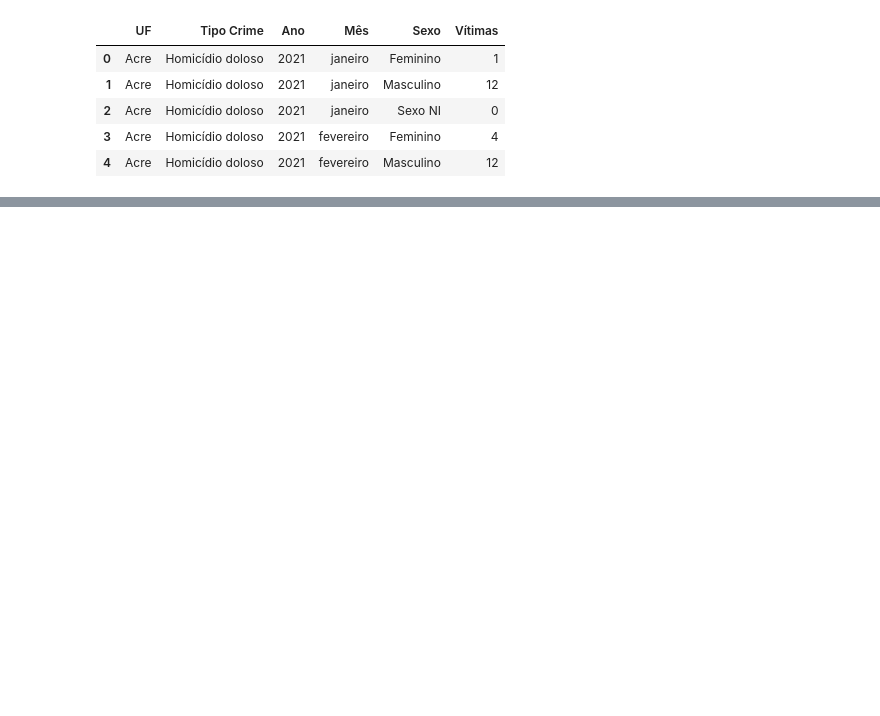
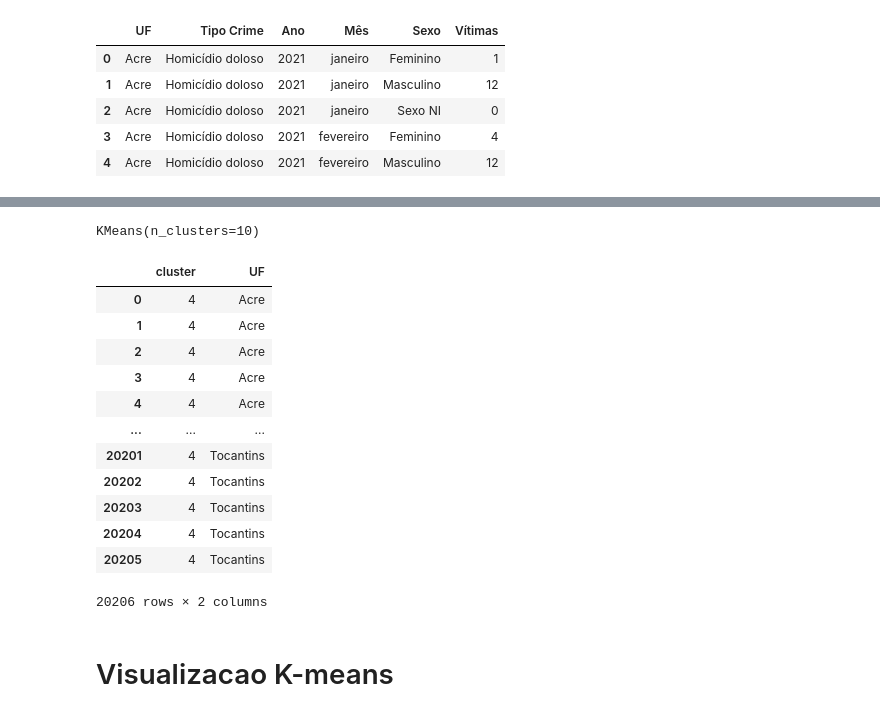
Before and after one commit to FranciscoJSSantos/Analise_dos_dados_criminais_brasil, a Jupyter notebook: Analise_dos_dados_criminais_brasil.ipynb, the cells around one changed output, grey strips where cells are left out. Cells and saved outputs as stored; diff of their text form; code cells hidden in the pictures; blank space fills up the shorter version.

Commit message:
Começo da implementação de um cluster

```diff
--- a/Analise_dos_dados_criminais_brasil.ipynb
+++ b/Analise_dos_dados_criminais_brasil.ipynb
@@ -38,7 +45,3 @@ data_ocorrenciasVitima.head(5)
 | 2 | Acre | Homicídio doloso | 2021 | janeiro | Sexo NI | 0 |
 | 3 | Acre | Homicídio doloso | 2021 | fevereiro | Feminino | 4 |
 | 4 | Acre | Homicídio doloso | 2021 | fevereiro | Masculino | 12 |
-# %%
-##juntando as duas bases
-data_ocorrenciasOcorrencia['UF'] = data_ocorrenciasVitima['UF']
-data_ocorrenciasVitima.head(20)
@@ -62,0 +73,26 @@ data_ocorrenciasVitima.head(20)
+# %%
+kmeans = KMeans(n_clusters=10)
+kmeans.fit(data_ocorrenciasOcorrencia[["Ocorrências"]])
+# %% [output]
+KMeans(n_clusters=10)
+# %%
+clusters = kmeans.labels_.tolist()
+clusters_dict = { 'UF': list(data_ocorrenciasOcorrencia.UF), 'cluster': clusters}
+dataframe_clusters = pd.DataFrame(clusters_dict, columns = ['cluster','UF'])
+dataframe_clusters
+# %% [output]
+|  | cluster | UF |
+| 0 | 4 | Acre |
+| 1 | 4 | Acre |
+| 2 | 4 | Acre |
+| 3 | 4 | Acre |
+| 4 | 4 | Acre |
+| ... | ... | ... |
+| 20201 | 4 | Tocantins |
+| 20202 | 4 | Tocantins |
+| 20203 | 4 | Tocantins |
+| 20204 | 4 | Tocantins |
+| 20205 | 4 | Tocantins |
+20206 rows × 2 columns
+# %% [markdown]
+# Visualizacao K-means
```
Also changed, not shown: parts of 13 cells of this notebook.
